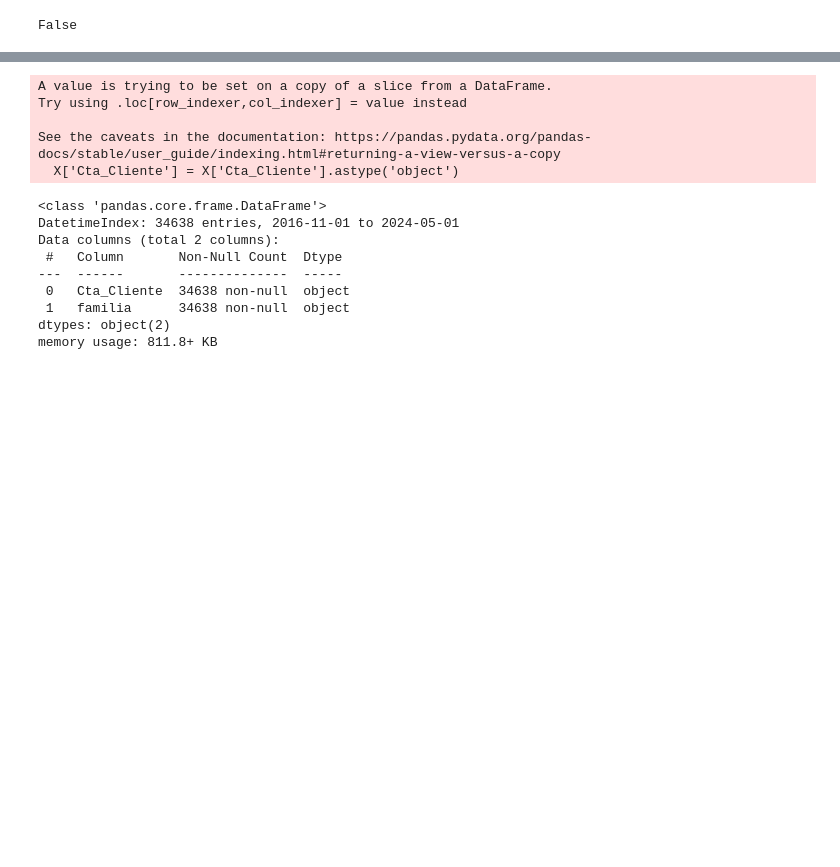
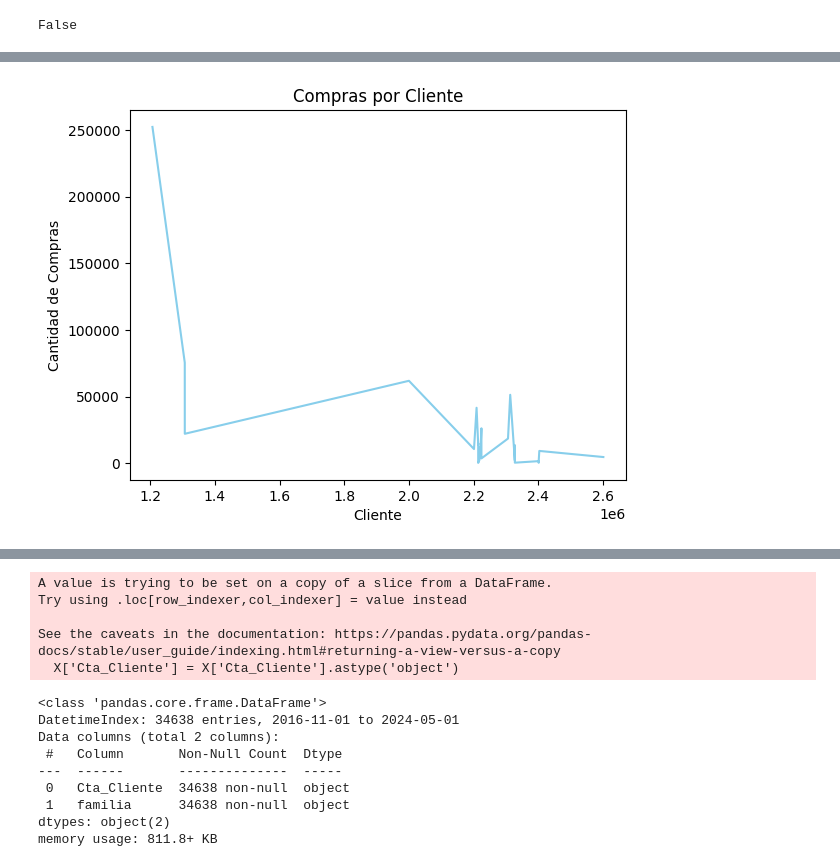
Before and after one commit to ThaylaLuzardo/Forecast_Compras, a Jupyter notebook: notebooks/Prueba modelos.ipynb, the cells around one changed output, grey strips where cells are left out. Cells and saved outputs as stored; diff of their text form; code cells hidden in the pictures; blank space fills up the shorter version.

```diff
--- a/notebooks/Prueba modelos.ipynb
+++ b/notebooks/Prueba modelos.ipynb
@@ -82,0 +73,3 @@ memory usage: 811.8+ KB
+# %%
+# Analizamos cuál es el cliente con mayores ventas
+compras_por_cliente = df.groupby('Cta_Cliente_final')['Tot_Piezas'].sum().reset_index()
@@ -82,0 +96,12 @@ memory usage: 811.8+ KB
+# %%
+#graficamos
+nombres_clientes = compras_por_cliente['Cta_Cliente_final']
+compras_clientes = compras_por_cliente['Tot_Piezas']
+
+plt.plot(nombres_clientes, compras_clientes, color='skyblue')
+plt.xlabel('Cliente')
+plt.ylabel('Cantidad de Compras')
+plt.title('Compras por Cliente')
+plt.show();
+# %% [output]
+[figure, added]
```
Also changed, not shown: parts of 19 cells of this notebook.
